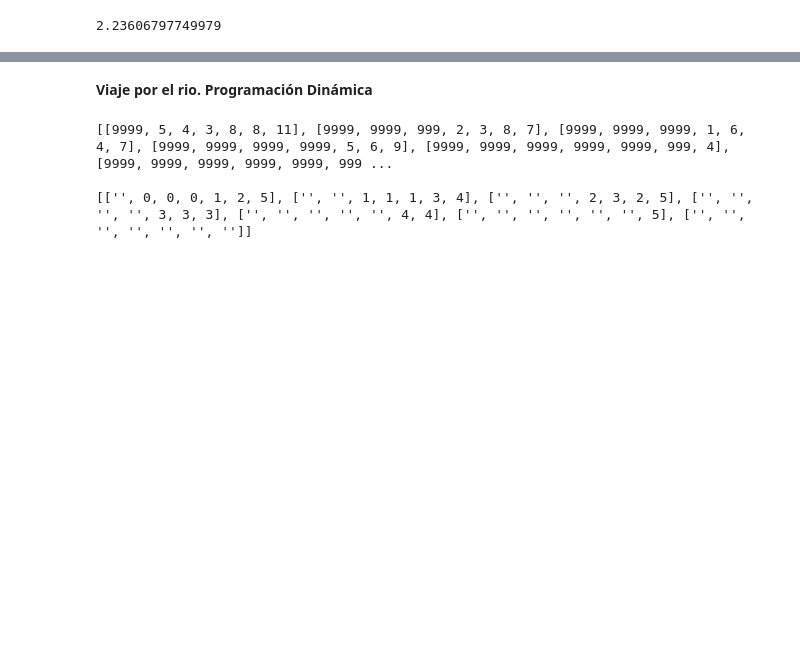
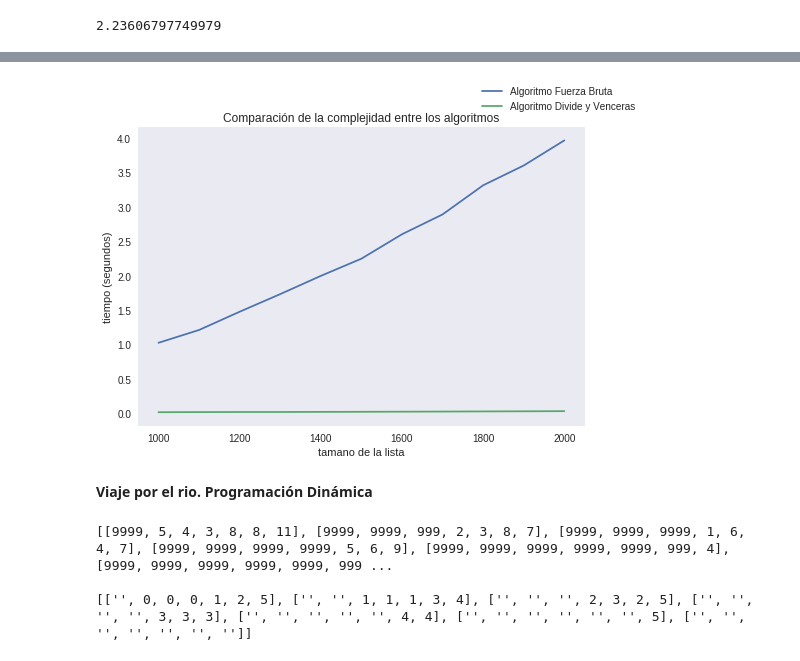
Before and after one commit to diegosym/03MAIR-Algoritmos-de-optimizacion, a Jupyter notebook: AG2/Diego_Cruz_AG2.ipynb, the cells around one changed output, grey strips where cells are left out. Saved outputs shown, nothing was run; the diff lists cells and outputs as text; code cells hidden in the pictures; blank space fills up the shorter version.

```diff
--- a/AG2/Diego_Cruz_AG2.ipynb
+++ b/AG2/Diego_Cruz_AG2.ipynb
@@ -91,3 +138,19 @@ Tiempo de ejecución para algoritmo: 0.0010623931884765625
+# %%
+# Con las listas obtenidas en el paso anterior, hacemos un grafica para de manera visual comparar el rendimiento de los dos algoritmos.
+
+fig, ax = plt.subplots()
+p1= ax.plot([i for i in range (1000,2001,100)], list1, label='Algoritmo Fuerza Bruta')
+p2= ax.plot([i for i in range (1000,2001,100)], list2, label='Algoritmo Divide y Venceras')
+
+ax.set(xlabel='tamano de la lista', ylabel='tiempo (segundos)',
+       title='Comparación de la complejidad entre los algoritmos')
+ax.grid()
+
+fig.legend()
+
+plt.show()
+# %% [output]
+[figure, added]
 # %% [markdown]
 **Viaje por el rio. Programación Dinámica**
 # %%
```
Also changed, not shown: parts of 5 cells of this notebook.
